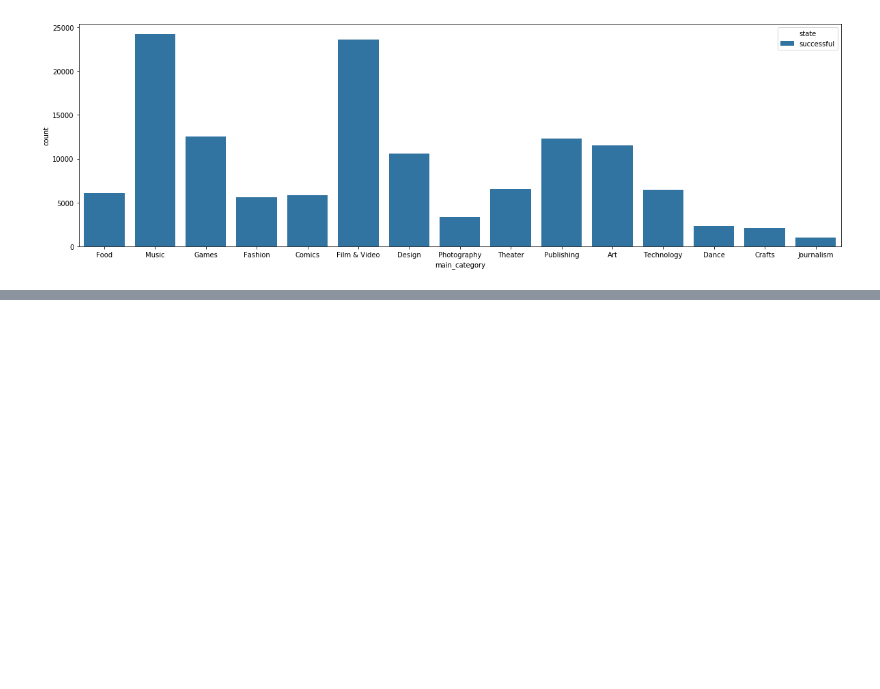
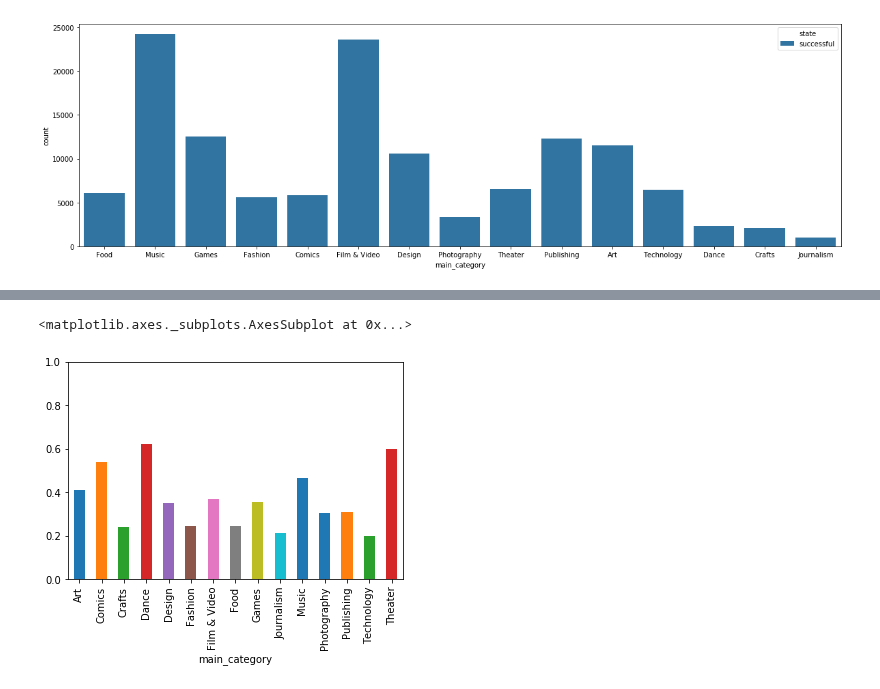
Before and after one commit to ananda39/Group-5, a Jupyter notebook: Test1.ipynb, the cells around one changed output, grey strips where cells are left out. Drawn from its saved outputs; the diff is of its cells as text; code cells hidden in the pictures; blank space fills up the shorter version.

```diff
--- a/Test1.ipynb
+++ b/Test1.ipynb
@@ -144,0 +269,7 @@ show()
+# %%
+survival_rate = df[df.state == 'successful'].groupby(["main_category"]).size() / df.groupby(["main_category"]).size()
+# %%
+survival_rate.plot.bar(yticks=[0,0.2,0.4,0.6,0.8,1.0])
+# %% [output]
+<matplotlib.axes._subplots.AxesSubplot at 0x...>
+[figure, added]
```
Also changed, not shown: parts of 22 cells of this notebook, 3 other files.
